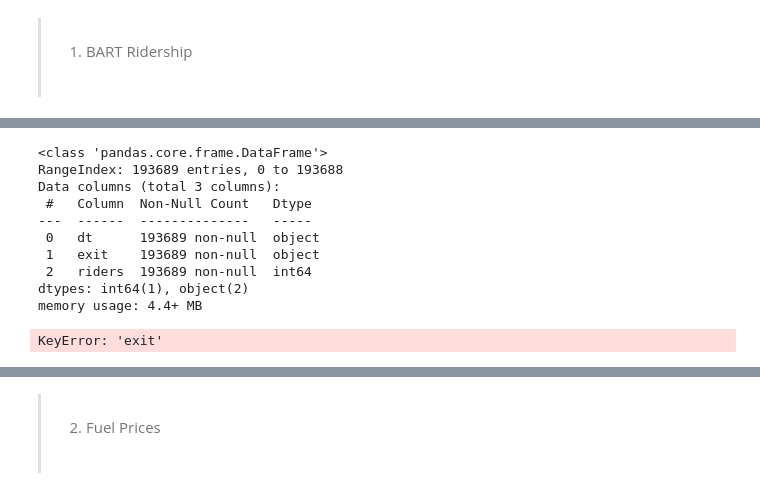
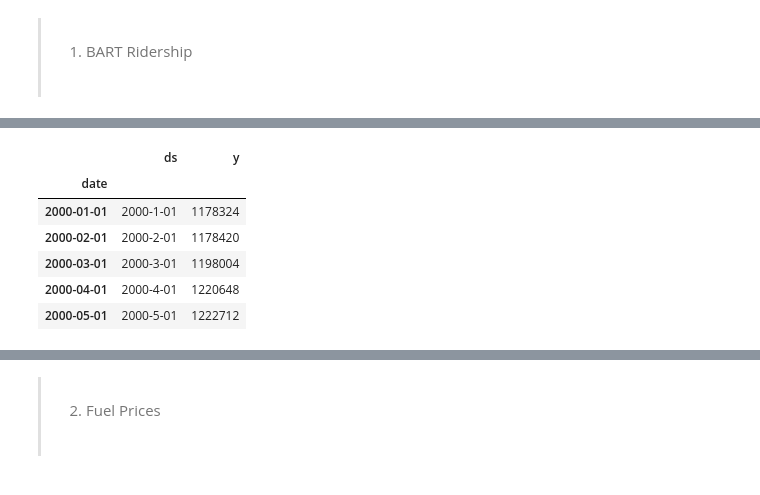
Before and after one commit to gigi-codes/capstone, a Jupyter notebook: code/02_EDA.ipynb, the cells around one changed output, grey strips where cells are left out. Cells and saved outputs as stored; diff of their text form; code cells hidden in the pictures.

```diff
--- a/code/02_EDA.ipynb
+++ b/code/02_EDA.ipynb
@@ -82,31 +83,16 @@ bartA.head()
-# %%
-bartA.info()
-# %% [output]
-<class 'pandas.core.frame.DataFrame'>
-RangeIndex: 193689 entries, 0 to 193688
-Data columns (total 3 columns):
- #   Column  Non-Null Count   Dtype
----  ------  --------------   -----
- 0   dt      193689 non-null  object
- 1   exit    193689 non-null  object
- 2   riders  193689 non-null  int64
-dtypes: int64(1), object(2)
-memory usage: 4.4+ MB
-# %%
-
-# df_all = bartA.groupby(['dt']).agg({'riders': ['sum']})
-# df_all2 = bartA[('riders')].groupby(['dt']).sum()
-df_all2 = bartA[('riders')].groupby(['exit']).sum()
-        # df.groupby("dummy")['returns'].agg(['mean', 'sum'])
-        # df = df.groupby(['dt', 'exit'])['riders'].agg(['sum']).reset_index()
-
-# df_all.head(), df_all2.head()
-df_all2.head()
-# %% [output]
-KeyError: 'exit'
 # %%
 filename = path + 'bart.csv'
 bart = pd.read_csv(filename)
-# bart = date_index(bart)
+bart = date_index(bart)
+# %%
+bart.head()
+# %% [output]
+|  | ds | y |
+| date |  |  |
+| 2000-01-01 | 2000-1-01 | 1178324 |
+| 2000-02-01 | 2000-2-01 | 1178420 |
+| 2000-03-01 | 2000-3-01 | 1198004 |
+| 2000-04-01 | 2000-4-01 | 1220648 |
+| 2000-05-01 | 2000-5-01 | 1222712 |
 # %%
 # bart2 = bart.loc['2011-01-01':]
```
Also changed, not shown: parts of 6 cells of this notebook, 2 other files.
